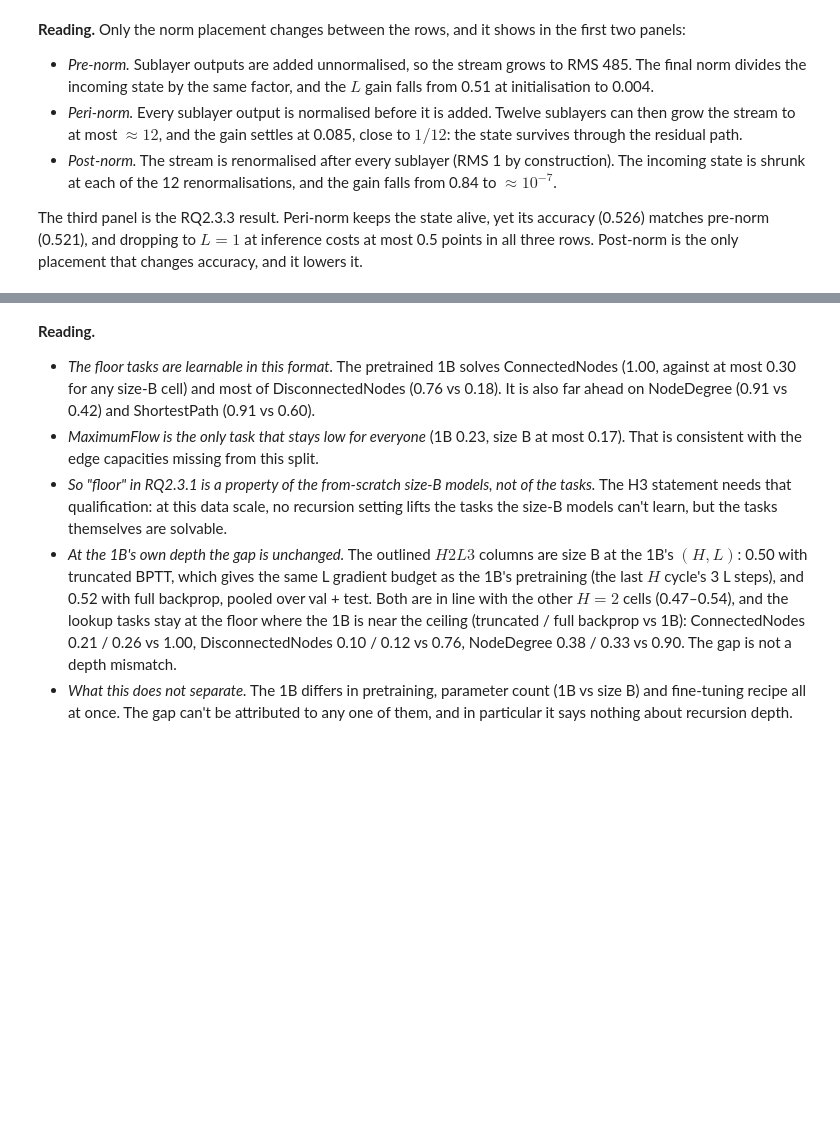
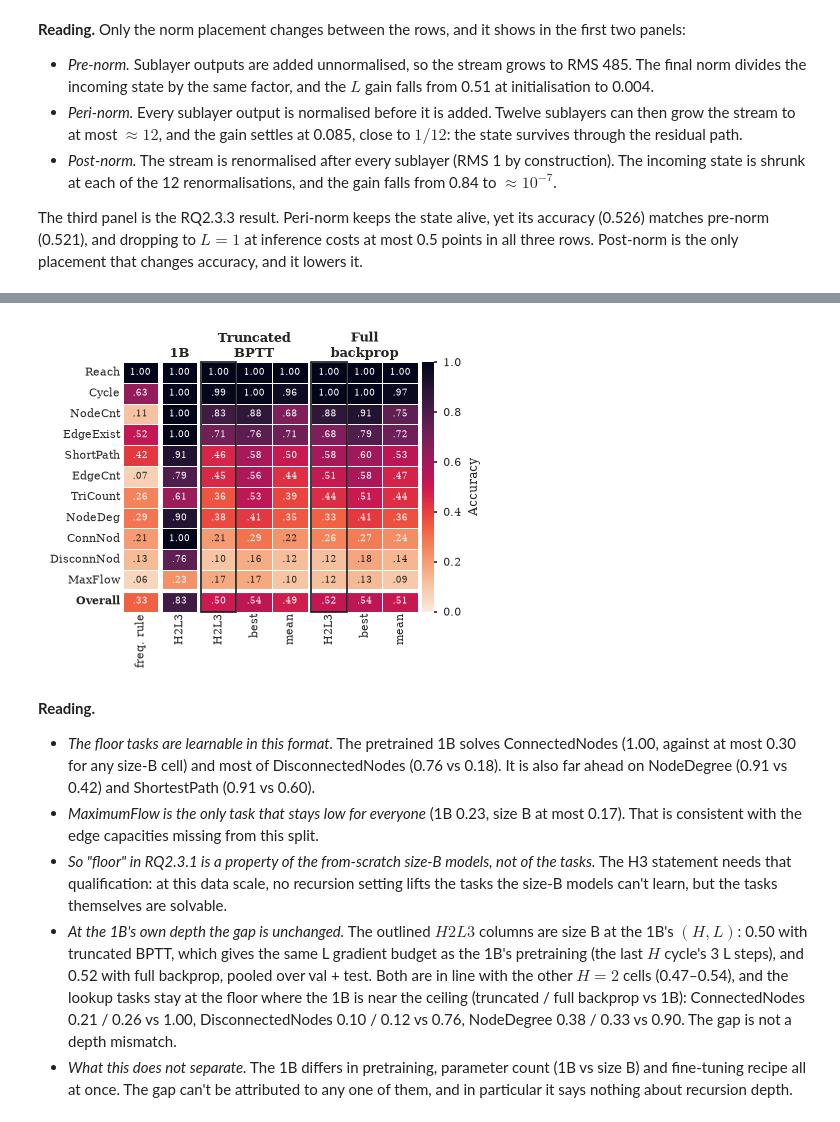
Before and after one commit to MariusAAROS/HRM-Text-for-Graphs, a Jupyter notebook: report/paper_results.ipynb, the cells around one changed output, grey strips where cells are left out. Cells and saved outputs as stored; diff of their text form; code cells hidden in the pictures; blank space fills up the shorter version.

```diff
--- a/report/paper_results.ipynb
+++ b/report/paper_results.ipynb
@@ -2489,3 +2518,64 @@ pd.DataFrame({
+# %%
+# Single-column version of `recursion_hyp_per_task_1b` (rule column untitled, label in the tick).
+# Each from-scratch regime is condensed to
+# its H2L3 cell (the 1B's depth, outlined), and its best and mean accuracy over all (H, L) cells.
+def short_fmt(v):
+    return "" if pd.isna(v) else f"{v:.2f}".removeprefix("0")
+
+
+def plot_compact_task_panels(panels, fname, cbar_label, outline="H2L3", height=2.7):
+    """`panels`: list of (title, task x column frame). `outline` is boxed in multi-column panels."""
+    widths = [g.shape[1] for _, g in panels] + [0.35]
+    fig = plt.figure(figsize=(COL_W, height))
+    gs = fig.add_gridspec(1, len(widths), width_ratios=widths, wspace=0.06)
+    cbar_ax = fig.add_subplot(gs[0, -1])
+    for j, (title, grid) in enumerate(panels):
+        ax = fig.add_subplot(gs[0, j])
+        grid = grid.reindex(TASK_ORDER + [OVERALL]).astype(float)
+        last = j == len(panels) - 1
+        sns.heatmap(grid, ax=ax, annot=grid.map(short_fmt), fmt="", cmap="rocket_r", vmin=0, vmax=1,
+                    linewidths=0.3, linecolor="white", annot_kws={"fontsize": 5.4},
+                    cbar=last, cbar_ax=cbar_ax if last else None,
+                    cbar_kws={"label": cbar_label} if last else None)
+        if grid.shape[1] > 1 and outline in grid.columns:
+            ax.add_patch(mpl.patches.Rectangle((list(grid.columns).index(outline), 0), 1, len(grid),
+                                               fill=False, edgecolor="0.1", linewidth=1.0, clip_on=False, zorder=3))
+        ax.set_facecolor("0.90")
+        ax.grid(False)
+        ax.set_title(title, fontsize=7.5, pad=3)
+        ax.set_xlabel("")
+        ax.set_ylabel("")
+        ax.set_xticklabels(ax.get_xticklabels(), rotation=90, fontsize=6.5)
+        ax.set_yticklabels([TASK_ABBREV.get(t, t) for t in TASK_ORDER] + [OVERALL] if j == 0 else [], fontsize=6.5)
+        style_overall(ax, j == 0)
+        ax.tick_params(axis="both", length=0, pad=1.5)
+    cbar_ax.yaxis.label.set_size(7)
+    cbar_ax.tick_params(labelsize=6.5, length=2)
+    save_fig(fig, fname)
+    plt.show()
+
+
+def regime_summary(regime):
+    """Per task: the H2L3 cell, the best and the mean cell. Overall row: the same over cells' overall."""
+    sub = task_cells[task_cells["bp"] == regime]
+    by_task = sub.groupby("group")["accuracy"]
+    tot = sub.groupby(["H", "L"])[["correct", "n"]].sum()
+    cell_overall = tot["correct"] / tot["n"]
+    return with_overall(
+        pd.DataFrame({"H2L3": sub[(sub["H"] == 2) & (sub["L"] == 3)].set_index("group")["accuracy"],
+                      "best": by_task.max(), "mean": by_task.mean()}),
+        {"H2L3": cell_overall[(2, 3)], "best": cell_overall.max(), "mean": cell_overall.mean()})
+
+
+plot_compact_task_panels(
+    [("", with_overall(rule_by_task.to_frame("freq. rule"), {"freq. rule": rule_overall})),
+     ("1B", with_overall(hrm1b_by_task.to_frame("H2L3"), {"H2L3": hrm1b_overall})),
+     ("Truncated\nBPTT", regime_summary(TRUNC_BP)),
+     ("Full\nbackprop", regime_summary(FULL_BP))],
+    "recursion_hyp_per_task_1b_compact", "Accuracy",
+)
+# %% [output]
+[figure, added]
 # %% [markdown]
 **Reading.**
 
```
Also changed, not shown: parts of 7 cells of this notebook, 29 other files.
